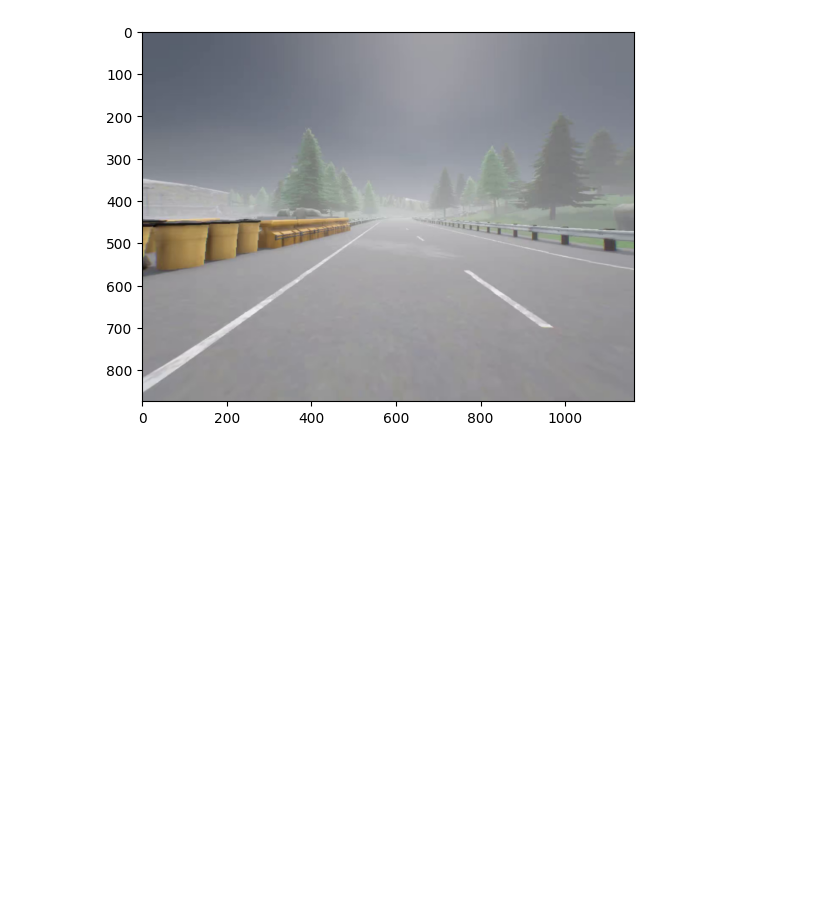
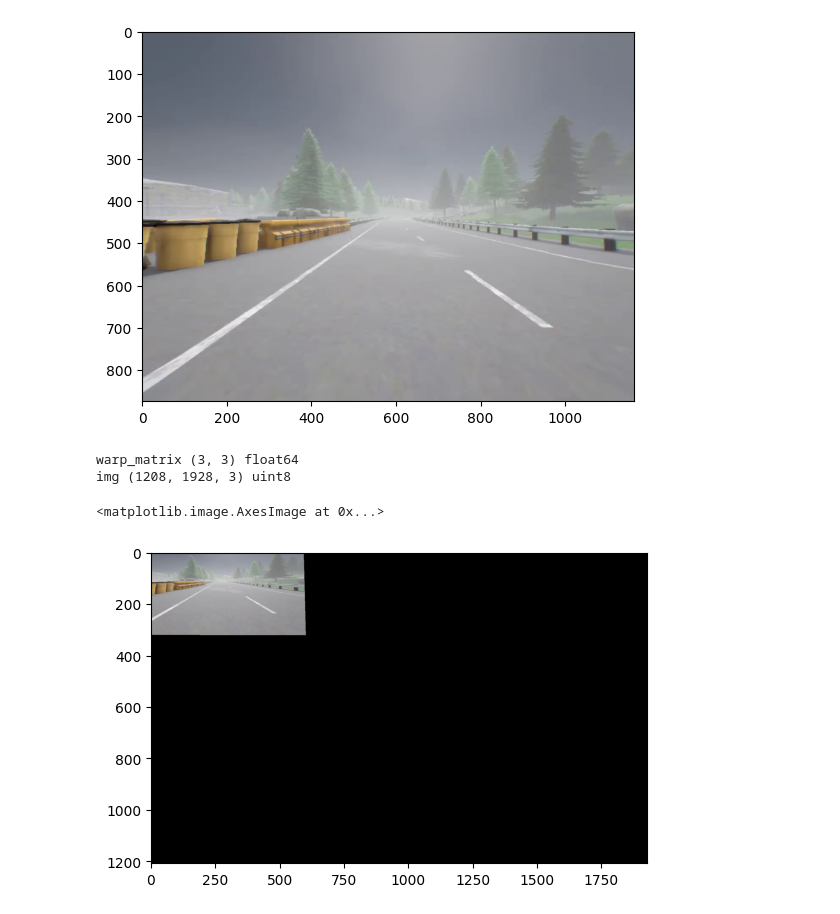
Before and after one commit to ulrik2204/carla_experiments, a Jupyter notebook: explore_carla_comma2k19.ipynb, the cells around one changed output. Saved outputs shown, nothing was run; the diff lists cells and outputs as text; code cells hidden in the pictures; blank space fills up the shorter version.

Commit message:
feat: add correctly warped plots of supercombo outputs

```diff
--- a/explore_carla_comma2k19.ipynb
+++ b/explore_carla_comma2k19.ipynb
@@ -273,3 +273,15 @@ image.size
 # %% [output]
 (1164, 874)
 [figure]
+# %%
+from carla_experiments.common.utils_openpilot import warp_image
+
+rpy_calib = np.array([-0.00010409663082100451, 0.06890719383955002, -0.00685680890455842])
+re_frame = cv2.resize(frame, (1928, 1208))
+im = warp_image(re_frame, rpy_calib, output_size=(1928, 1208))
+plt.imshow(im)
+# %% [output]
+warp_matrix (3, 3) float64
+img (1208, 1928, 3) uint8
+<matplotlib.image.AxesImage at 0x...>
+[figure, added]
```
Also changed, not shown: parts of 4 cells of this notebook, 9 other files.
